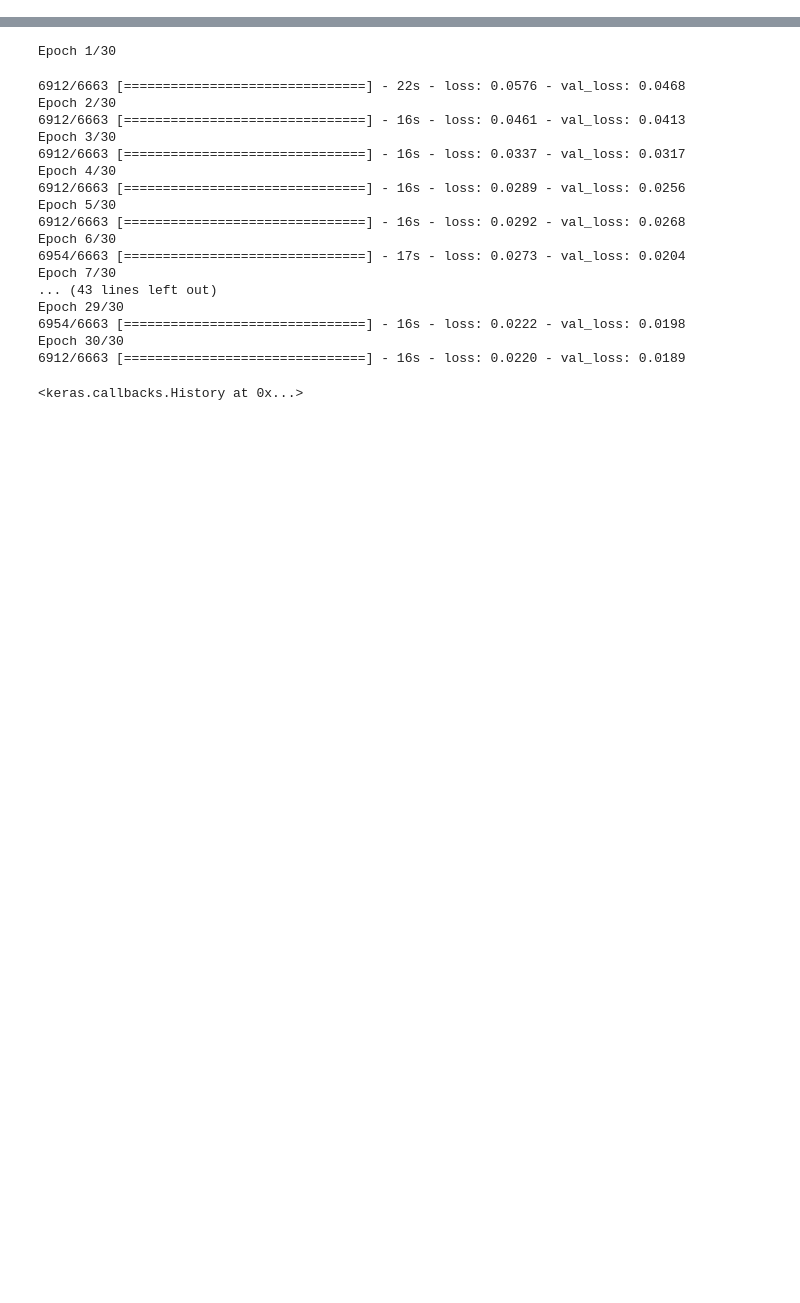
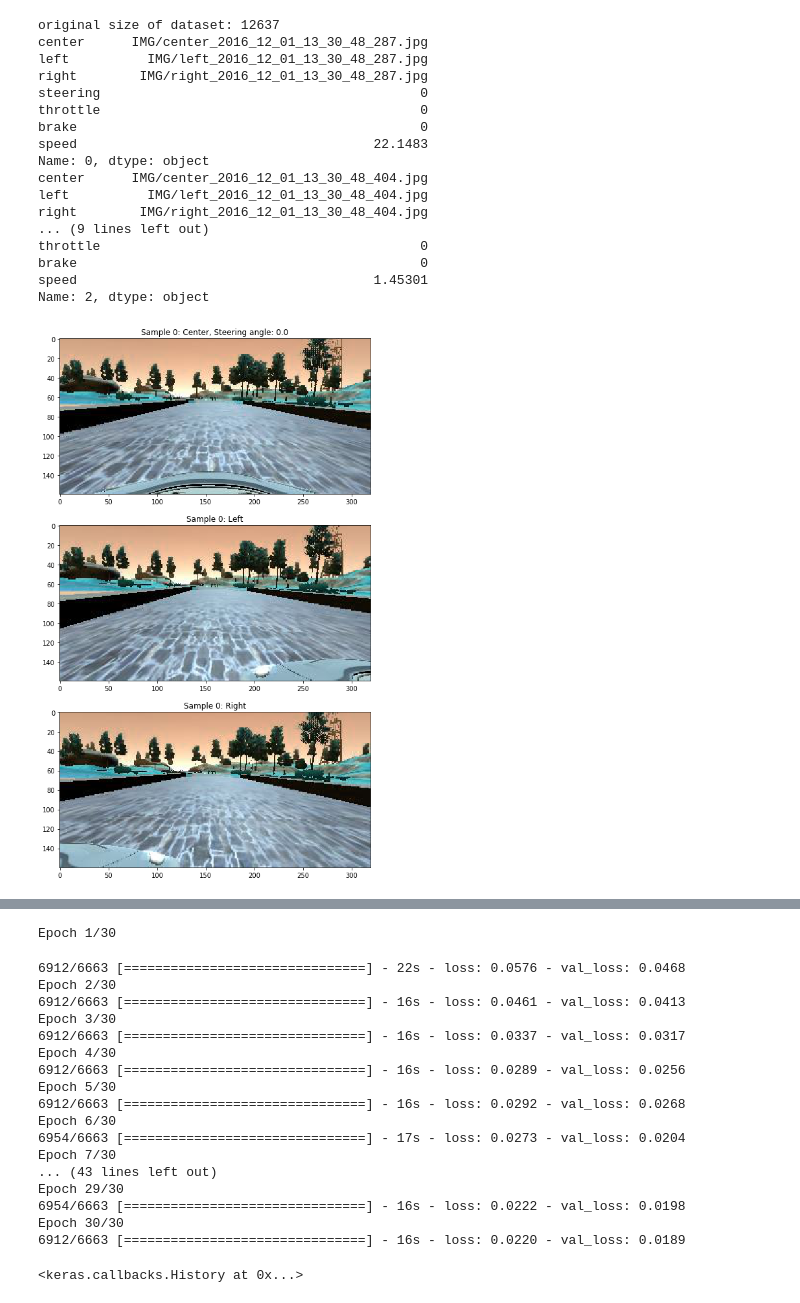
Before and after one commit to vijay120/behavorial_cloning, a Jupyter notebook: Behavioral Cloning .ipynb, the cells around one changed output, grey strips where cells are left out. Drawn from its saved outputs; the diff is of its cells as text; code cells hidden in the pictures; blank space fills up the shorter version.

Commit message:
added more images

```diff
--- a/Behavioral Cloning .ipynb
+++ b/Behavioral Cloning .ipynb
@@ -0,0 +1,72 @@
+# %%
+import pandas as pd
+from sklearn.model_selection import train_test_split
+from sklearn.utils import shuffle
+import cv2
+import numpy as np
+import csv
+import math
+import matplotlib.pyplot as plt
+import matplotlib.image as mpimg
+import random
+%matplotlib inline
+
+mainDir = '/Users/vijaytramakrishnan/final_report/data/'
+black_list_word = '/Users/vijaytramakrishnan/more_data_2/'
+steering_angel_shift = 0.2
+batch_size = 128
+
+df = pd.read_csv(mainDir + 'driving_log.csv', sep=',', header=0)
+
+## data I obtained by driving around the lap
+df2 = pd.read_csv(mainDir + 'driving_log_2.csv', sep=',', header=0)
+
+
+## combine the two datasets
+df = df.append(df2, ignore_index=True)
+
+print("original size of dataset: {}".format(len(df)))
+
+for i in range(0, 3):
+    sample_row = df.iloc[i]
+    print(sample_row)
+
+    index = random.randint(1, len(df))
+
+    fig = plt.figure()
+    fig.set_figheight(15)
+    fig.set_figwidth(15)
+
+    a=fig.add_subplot(3,1,1)
+    a.set_title('Sample {}: Center, Steering angle: {}'.format(i, sample_row["steering"]))
+    img = cv2.imread(mainDir + sample_row["center"].strip(), 1)
+    imgplot = plt.imshow(img)
+
+    a=fig.add_subplot(3,1,2)
+    a.set_title('Sample {}: Left'.format(i))
+    img = cv2.imread(mainDir + sample_row["left"].strip(), 1)
+    imgplot = plt.imshow(img)
+
+    a=fig.add_subplot(3,1,3)
+    a.set_title('Sample {}: Right'.format(i))
+    img = cv2.imread(mainDir + sample_row["right"].strip(), 1)
+    imgplot = plt.imshow(img)
+# %% [output]
+original size of dataset: 12637
+center      IMG/center_2016_12_01_13_30_48_287.jpg
+left          IMG/left_2016_12_01_13_30_48_287.jpg
+right        IMG/right_2016_12_01_13_30_48_287.jpg
+steering                                         0
+throttle                                         0
+brake                                            0
+speed                                      22.1483
+Name: 0, dtype: object
+center      IMG/center_2016_12_01_13_30_48_404.jpg
+left          IMG/left_2016_12_01_13_30_48_404.jpg
+right        IMG/right_2016_12_01_13_30_48_404.jpg
+... (9 lines left out)
+throttle                                         0
+brake                                            0
+speed                                      1.45301
+Name: 2, dtype: object
+[figure, added]
```
Also changed, not shown: parts of 7 cells of this notebook.
